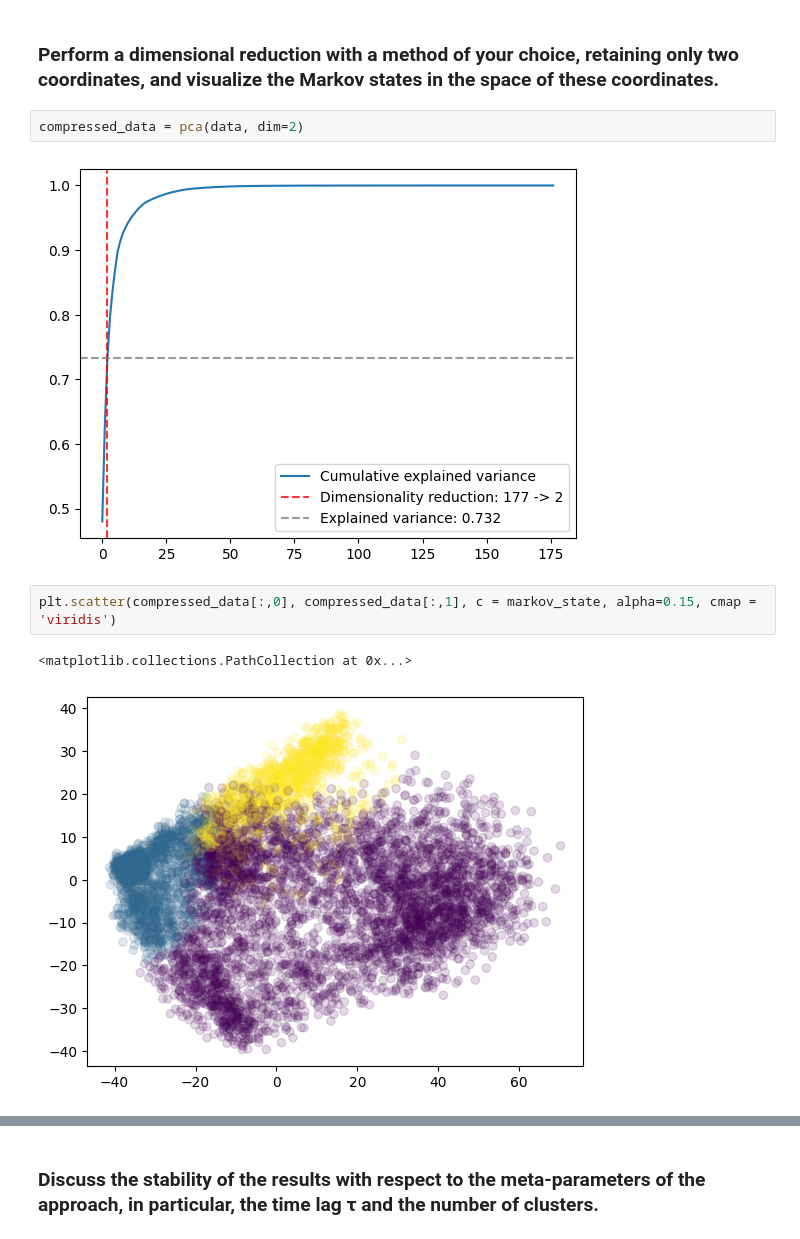
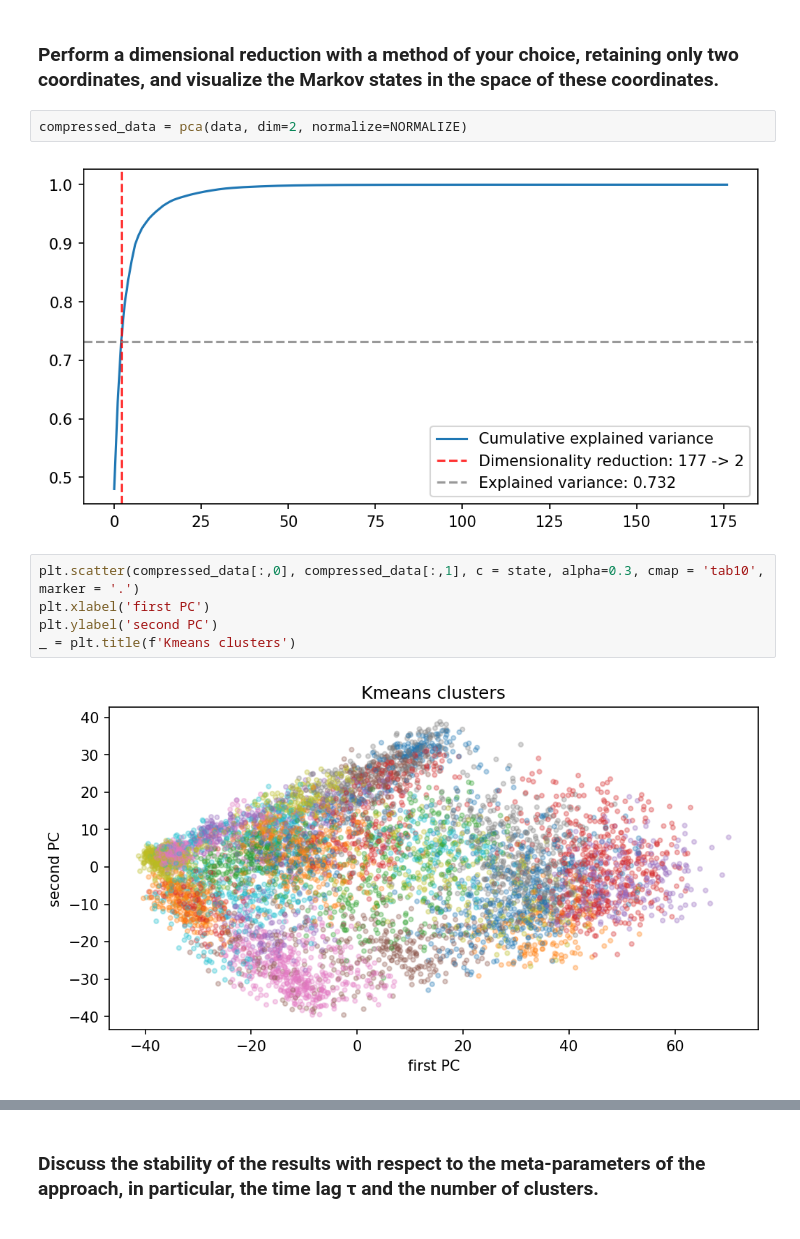
Before and after one commit to DavideScassola/UnsupervisedLearning2022-2023, a Jupyter notebook: third_exercise/third_exercise.ipynb, the cells around one changed output, grey strips where cells are left out. Saved outputs shown, nothing was run; the diff lists cells and outputs as text.

```diff
--- a/third_exercise/third_exercise.ipynb
+++ b/third_exercise/third_exercise.ipynb
@@ -188,11 +190,13 @@ show_transition_matrix(tm)
 # %% [markdown]
 ### Perform a dimensional reduction with a method of your choice, retaining only two coordinates, and visualize the Markov states in the space of these coordinates.
 # %%
-compressed_data = pca(data, dim=2)
+compressed_data = pca(data, dim=2, normalize=NORMALIZE)
 # %% [output]
-[figure, old version]
+[figure, new version]
 # %%
-plt.scatter(compressed_data[:,0], compressed_data[:,1], c = markov_state, alpha=0.15, cmap = 'viridis')
+plt.scatter(compressed_data[:,0], compressed_data[:,1], c = state, alpha=0.3, cmap = 'tab10', marker = '.')
+plt.xlabel('first PC')
+plt.ylabel('second PC')
+_ = plt.title(f'Kmeans clusters')
 # %% [output]
-<matplotlib.collections.PathCollection at 0x...>
-[figure, old version]
+[figure, new version]
```
Also changed, not shown: parts of 23 cells of this notebook.
